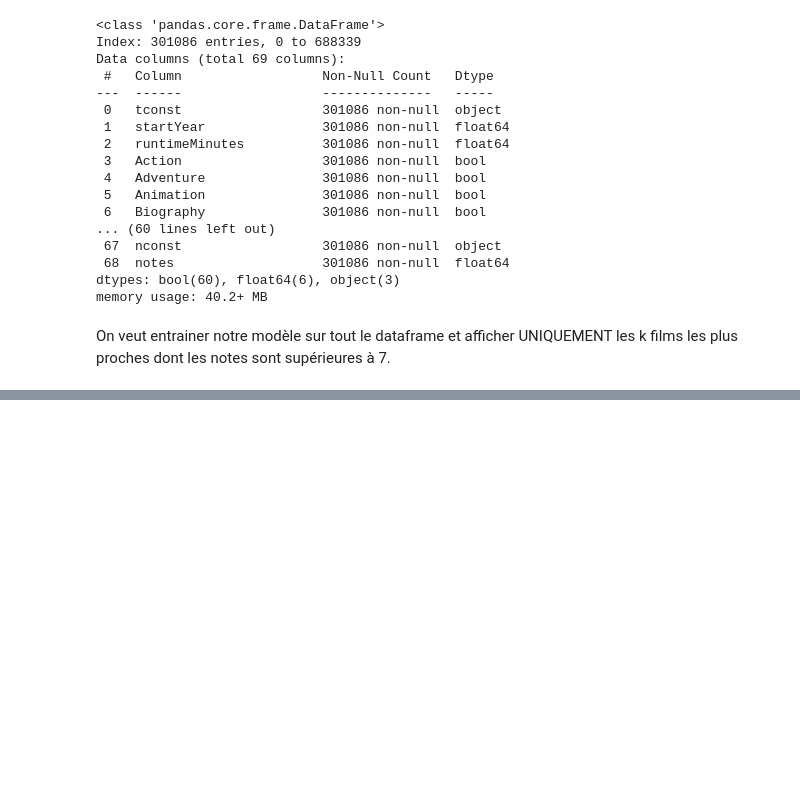
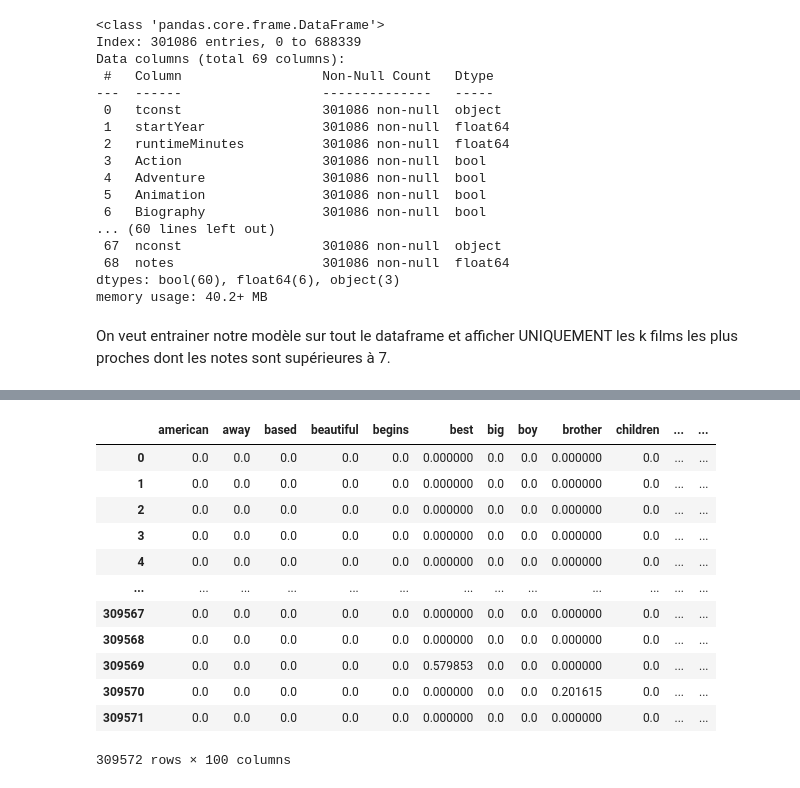
Before and after one commit to jpvt-data/AlgoCinema, a Jupyter notebook: machine learning/BIG_DF_ML.ipynb, the cells around one changed output, grey strips where cells are left out. Drawn from its saved outputs; the diff is of its cells as text; code cells hidden in the pictures; blank space fills up the shorter version.

```diff
--- a/machine learning/BIG_DF_ML.ipynb
+++ b/machine learning/BIG_DF_ML.ipynb
@@ -396,0 +317,2 @@ print(f"Le k optimal est : {meilleur_k}")"""
+# %%
+tmdb = pd.read_csv("../gitignore/tmdb_full.csv")
@@ -396,0 +351,4 @@ print(f"Le k optimal est : {meilleur_k}")"""
+# %%
+tmdb_tf = tmdb['tagline'].fillna('') + ' ' + tmdb['overview'].fillna('')
+tmdb_tf = pd.DataFrame(tmdb_tf, columns=['overview'])
+tmdb_tf
@@ -396,0 +369,23 @@ print(f"Le k optimal est : {meilleur_k}")"""
+# %%
+from sklearn.feature_extraction.text import TfidfVectorizer
+
+# Limite aux 100 mots les plus présents et supprime les mots contenus dans plus de 80% des lignes
+vectorizer = TfidfVectorizer(stop_words='english', max_df=0.8, max_features=100)
+tmdb_tfidf = vectorizer.fit_transform(tmdb_tf['overview'])
+# %%
+tmdb_tfidf = pd.DataFrame(tmdb_tfidf.toarray(), columns=vectorizer.get_feature_names_out())
+tmdb_tfidf
+# %% [output]
+|  | american | away | based | beautiful | begins | best | big | boy | brother | children | ... | ... |
+| 0 | 0.0 | 0.0 | 0.0 | 0.0 | 0.0 | 0.000000 | 0.0 | 0.0 | 0.000000 | 0.0 | ... | ... |
+| 1 | 0.0 | 0.0 | 0.0 | 0.0 | 0.0 | 0.000000 | 0.0 | 0.0 | 0.000000 | 0.0 | ... | ... |
+| 2 | 0.0 | 0.0 | 0.0 | 0.0 | 0.0 | 0.000000 | 0.0 | 0.0 | 0.000000 | 0.0 | ... | ... |
+| 3 | 0.0 | 0.0 | 0.0 | 0.0 | 0.0 | 0.000000 | 0.0 | 0.0 | 0.000000 | 0.0 | ... | ... |
+| 4 | 0.0 | 0.0 | 0.0 | 0.0 | 0.0 | 0.000000 | 0.0 | 0.0 | 0.000000 | 0.0 | ... | ... |
+| ... | ... | ... | ... | ... | ... | ... | ... | ... | ... | ... | ... | ... |
+| 309567 | 0.0 | 0.0 | 0.0 | 0.0 | 0.0 | 0.000000 | 0.0 | 0.0 | 0.000000 | 0.0 | ... | ... |
+| 309568 | 0.0 | 0.0 | 0.0 | 0.0 | 0.0 | 0.000000 | 0.0 | 0.0 | 0.000000 | 0.0 | ... | ... |
+| 309569 | 0.0 | 0.0 | 0.0 | 0.0 | 0.0 | 0.579853 | 0.0 | 0.0 | 0.000000 | 0.0 | ... | ... |
+| 309570 | 0.0 | 0.0 | 0.0 | 0.0 | 0.0 | 0.000000 | 0.0 | 0.0 | 0.201615 | 0.0 | ... | ... |
+| 309571 | 0.0 | 0.0 | 0.0 | 0.0 | 0.0 | 0.000000 | 0.0 | 0.0 | 0.000000 | 0.0 | ... | ... |
+309572 rows × 100 columns
```
Also changed, not shown: parts of 9 cells of this notebook, 1 other file.
